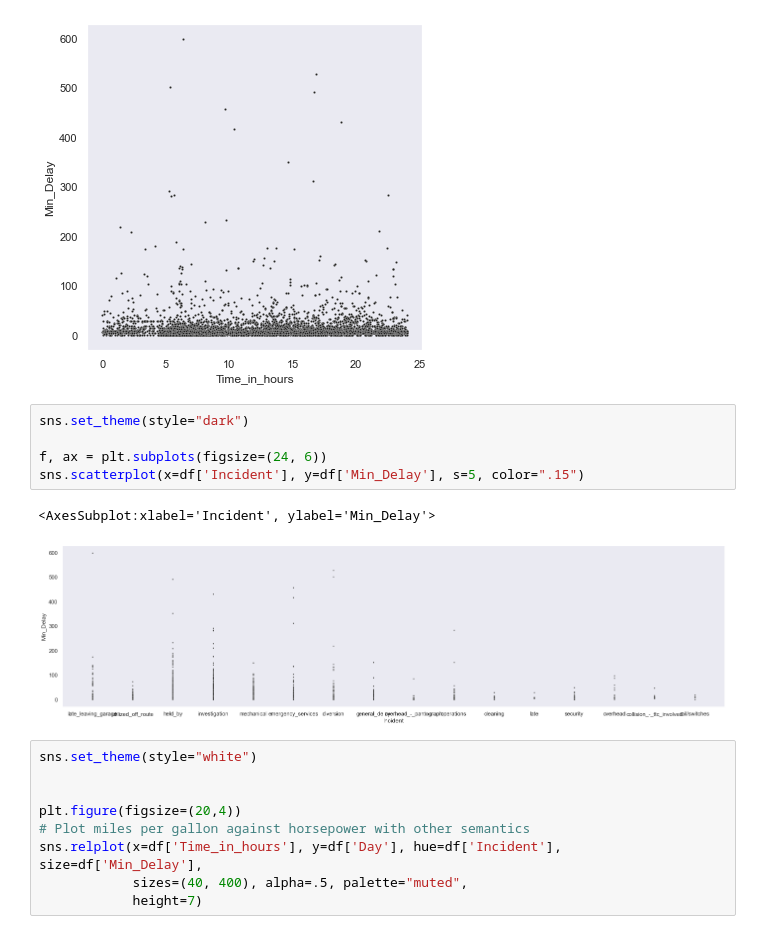
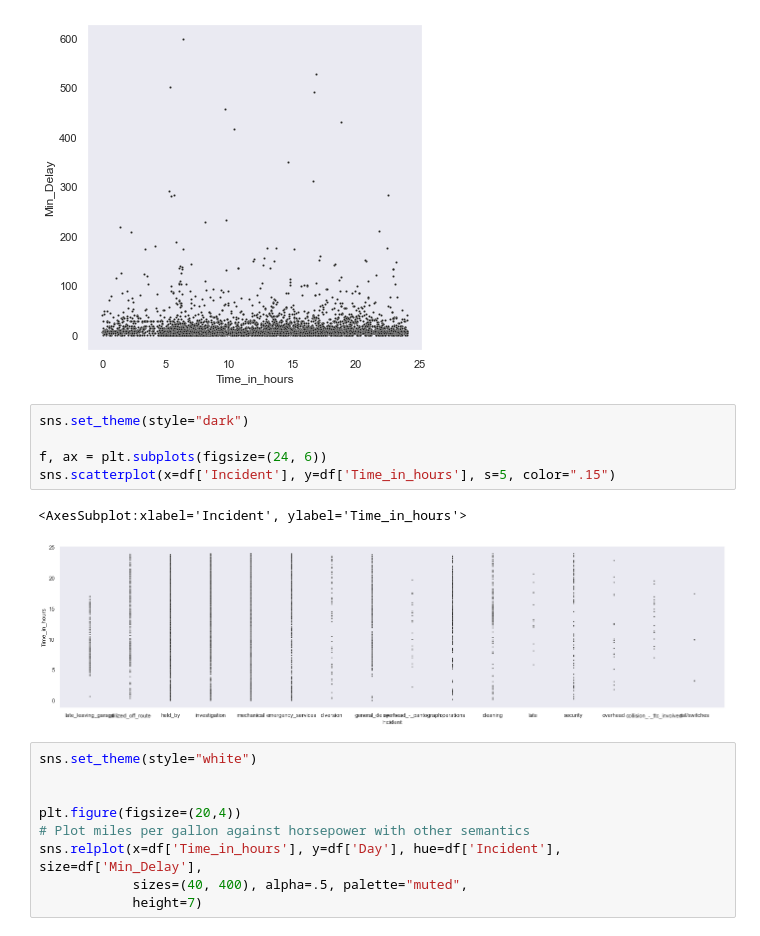
Before and after one commit to rachaellam/ML-ttc, a Jupyter notebook: ML-ttc-Clustering.ipynb, the cells around one changed output. Saved outputs shown, nothing was run; the diff lists cells and outputs as text.

```diff
--- a/ML-ttc-Clustering.ipynb
+++ b/ML-ttc-Clustering.ipynb
@@ -141,11 +141,11 @@ sns.scatterplot(x=df['Time_in_hours'], y=df['Min_Delay'], s=5, color=".15")
 # %%
 sns.set_theme(style="dark")
 
 f, ax = plt.subplots(figsize=(24, 6))
-sns.scatterplot(x=df['Incident'], y=df['Min_Delay'], s=5, color=".15")
+sns.scatterplot(x=df['Incident'], y=df['Time_in_hours'], s=5, color=".15")
 # %% [output]
-<AxesSubplot:xlabel='Incident', ylabel='Min_Delay'>
+<AxesSubplot:xlabel='Incident', ylabel='Time_in_hours'>
-[figure, old version]
+[figure, new version]
 # %%
 sns.set_theme(style="white")
 
```
Also changed, not shown: parts of 11 cells of this notebook, 4 other files.
